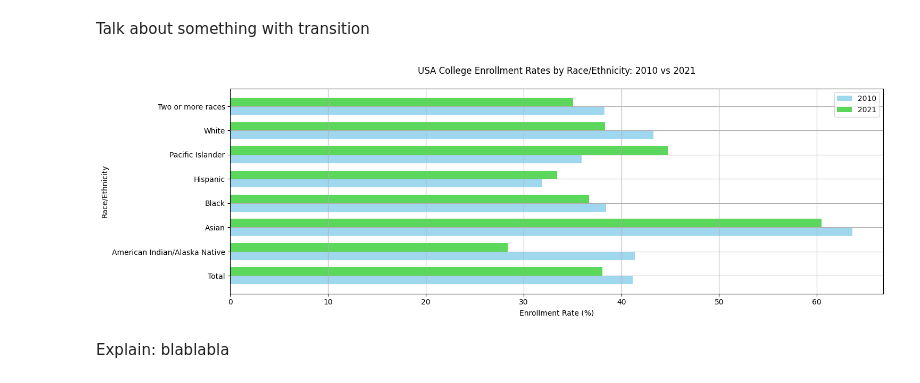
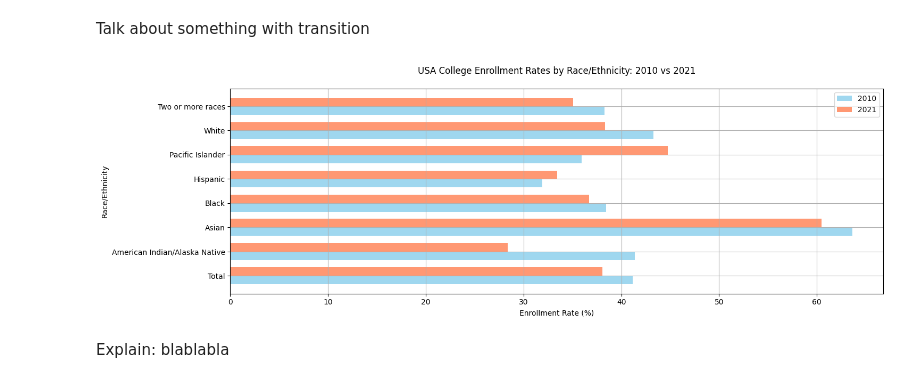
Before and after one commit to jerryliUMD/cmsc320_final_tutorial, a Jupyter notebook: tutorial.ipynb, the cells around one changed output. Drawn from its saved outputs; the diff is of its cells as text; code cells hidden in the pictures.

```diff
--- a/tutorial.ipynb
+++ b/tutorial.ipynb
@@ -352,32 +352,32 @@ Talk about something with transition
 # %%
 # Set up the plot
 plt.figure(figsize=(15, 5))
 
 # Calculate the width of each bar group
 bar_width = 0.35
 
 # Create positions for the bars
 positions_2010 = list(range(len(df_usa_college_enroll_rate_enthnicity)))
 positions_2021 = [pos + bar_width for pos in positions_2010]
 
 # Plot the bars for 2010 and 2021
 plt.barh(positions_2010, df_usa_college_enroll_rate_enthnicity['2010'], height=bar_width, color='skyblue', alpha=0.8, label='2010')
-plt.barh(positions_2021, df_usa_college_enroll_rate_enthnicity['2021'], height=bar_width, color='limegreen', alpha=0.8, label='2021')
+plt.barh(positions_2021, df_usa_college_enroll_rate_enthnicity['2021'], height=bar_width, color='coral', alpha=0.8, label='2021')
 
 # Set y-ticks and labels
 plt.yticks([pos + bar_width / 2 for pos in positions_2010], df_usa_college_enroll_rate_enthnicity['Race'])
 
 # Customize the plot
 plt.xlabel('Enrollment Rate (%)')
 plt.ylabel('Race/Ethnicity')
 plt.title('USA College Enrollment Rates by Race/Ethnicity: 2010 vs 2021', y=1.05)
 plt.legend()
 plt.grid(True)
 # Display the plot
 plt.tight_layout()
 plt.show()
 # %% [output]
-[figure, old version]
+[figure, new version]
 # %% [markdown]
 Explain: blablabla
 # %%
```
